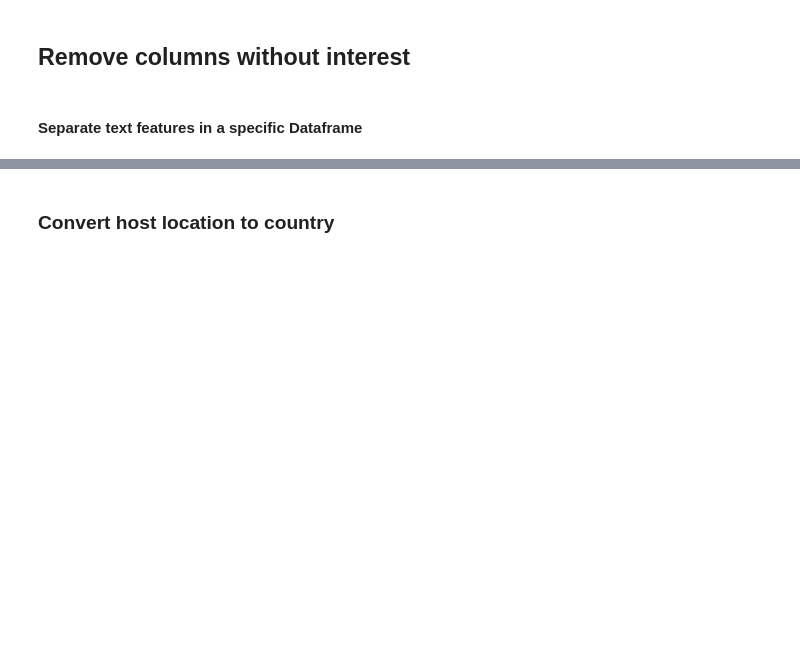
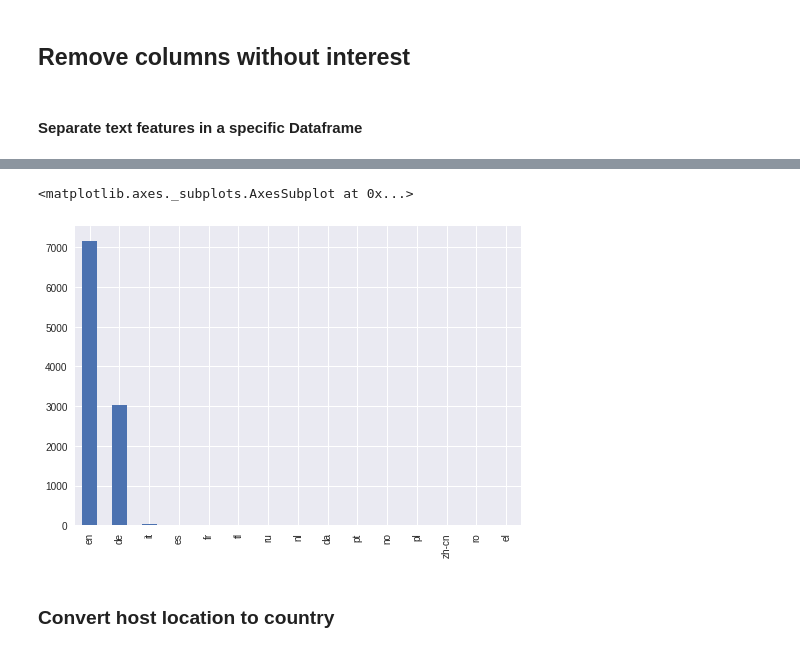
Before and after one commit to clementlefevre/udacity_ML, a Jupyter notebook: capstone_project/Data Preparation.ipynb, the cells around one changed output, grey strips where cells are left out. Drawn from its saved outputs; the diff is of its cells as text; code cells hidden in the pictures; blank space fills up the shorter version.

```diff
--- a/capstone_project/Data Preparation.ipynb
+++ b/capstone_project/Data Preparation.ipynb
@@ -17,11 +19,14 @@ df = df[df.room_type=='Entire home/apt']
 # %% [markdown]
 #### Separate text features in a specific Dataframe
 # %%
-col_text = ['name', 'summary', 'space', 'description', 'experiences_offered', 'neighborhood_overview',\
+cols_text = ['name', 'summary', 'space', 'description', 'experiences_offered', 'neighborhood_overview',\
             'notes','transit','access','interaction','house_rules','host_about']
 
-df_text_features = df[['id']+col_text]
+df_text_features = df[['id']+cols_text]
 
-df = df.drop(col_text,axis=1)
-col_text = ['text_'+ col for col in col_text]
-df_text_features.columns = [['id']+col_text]
+df = df.drop(cols_text,axis=1)
+cols_text = ['text_'+ col for col in cols_text]
+df_text_features.columns = [['id']+cols_text]
+# %%
+df_text_features[cols_text] = df_text_features[cols_text].astype(str)
+df_text_features['text_all'] =df_text_features[cols_text].apply(lambda x: ' '.join(x), axis=1)
@@ -28,3 +55,14 @@ df_text_features.columns = [['id']+col_text]
+# %%
+df_text_features.text_all = df_text_features.text_all.apply(lambda x:x.decode('utf-8'))
+df_text_features['text_language']=df_text_features.text_all.apply(lambda x : detect_lang(x))
+# %%
+df_text_features.text_language = df_text_features.text_language.astype(str)
+df_text_features = df_text_features.drop('text_all',axis=1)
+# %%
+df_text_features.text_language.value_counts().plot(kind='bar')
+# %% [output]
+<matplotlib.axes._subplots.AxesSubplot at 0x...>
+[figure, added]
 # %%
 columns_to_exclude = ['calendar_last_scraped',  'scrape_id', 'last_scraped', 'listing_url', 'thumbnail_url', 'medium_url', 'picture_url', 'xl_picture_url', 'host_id', 'host_url', 'host_name', 'host_location', 'host_thumbnail_url', 'host_picture_url', 'host_total_listings_count','host_acceptance_rate', 'street', 'city', 'state', 'market', 'smart_location', 'country_code', 'country','room_type', 'has_availability','zipcode','neighbourhood','host_neighbourhood','neighbourhood_cleansed', 'requires_license', 'license', 'jurisdiction_names', 'calculated_host_listings_count','square_feet','monthly_price',
 'weekly_price','security_deposit','cleaning_fee']
```
Also changed, not shown: parts of 4 cells of this notebook, 3 other files.
